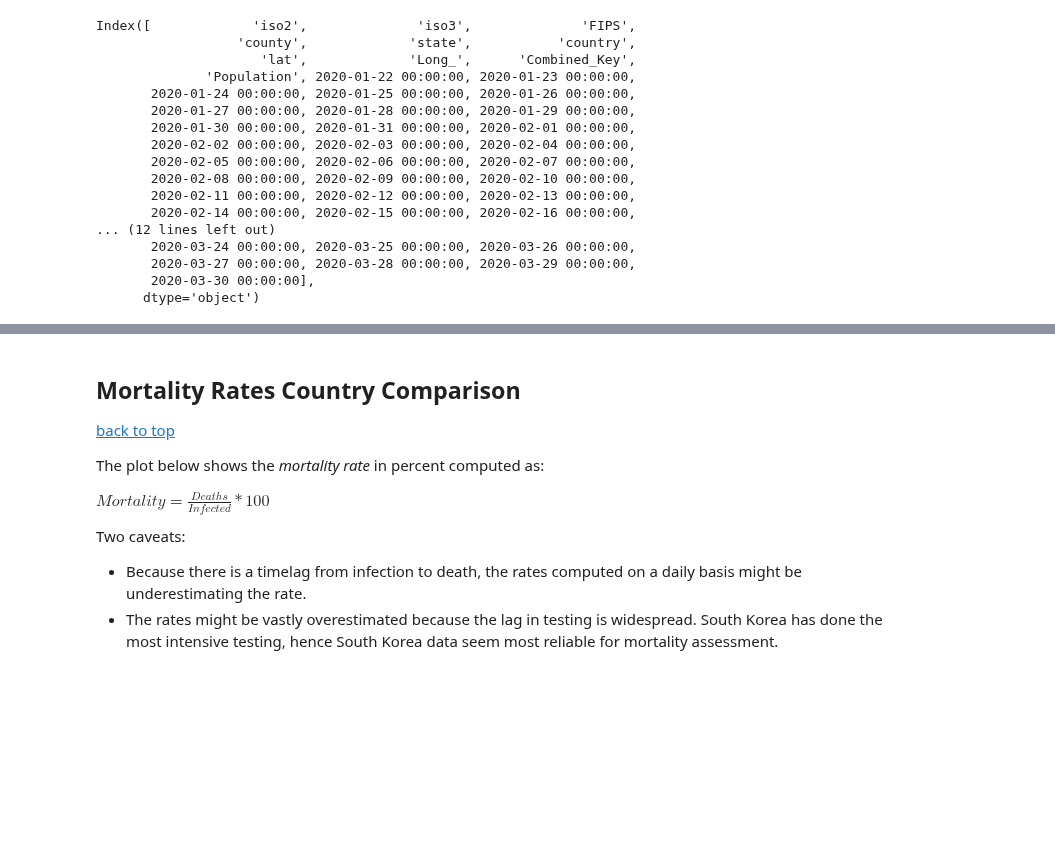
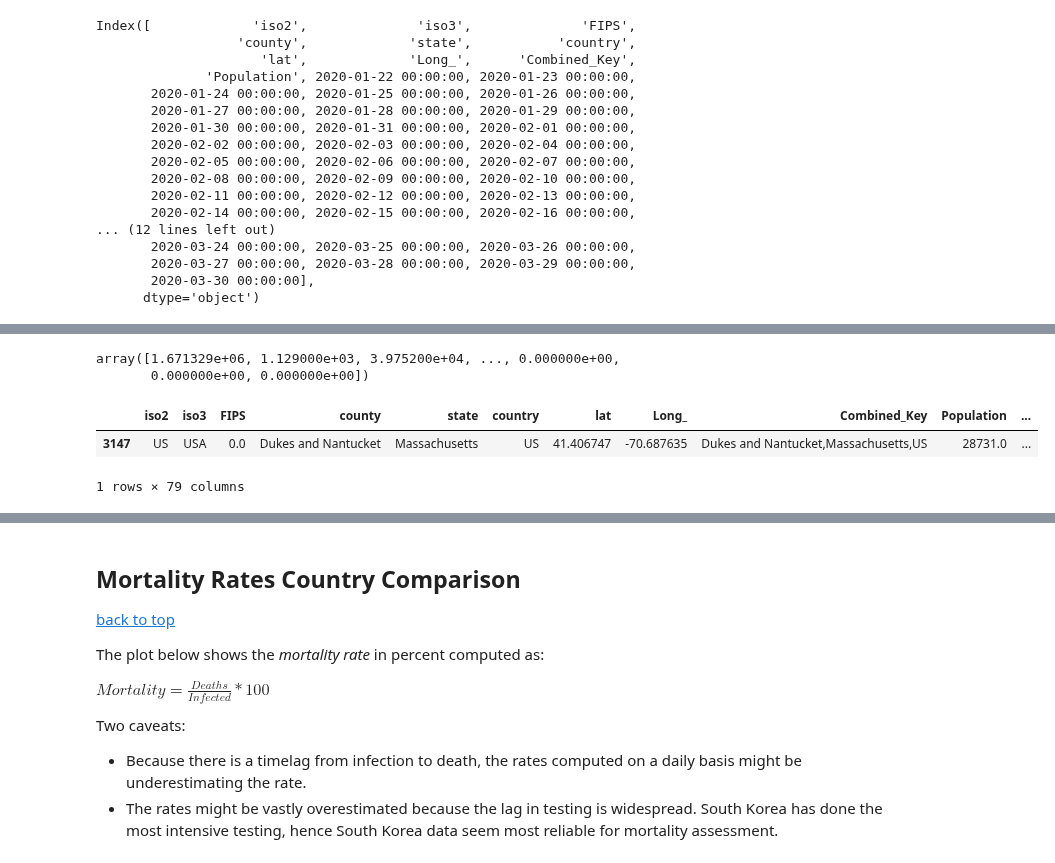
Before and after one commit to EarthBigData/covid19, a Jupyter notebook: dev_ebd_covid19_2.ipynb, the cells around one changed output, grey strips where cells are left out. Saved outputs shown, nothing was run; the diff lists cells and outputs as text; code cells hidden in the pictures; blank space fills up the shorter version.

```diff
--- a/dev_ebd_covid19_2.ipynb
+++ b/dev_ebd_covid19_2.ipynb
@@ -827,0 +800,5 @@ IndexError: index out of bounds
+# %%
+df_du.Population.values
+# %% [output]
+array([1.671329e+06, 1.129000e+03, 3.975200e+04, ..., 0.000000e+00,
+       0.000000e+00, 0.000000e+00])
@@ -827,0 +857,17 @@ IndexError: index out of bounds
+# %%
+county='Dukes and Nantucket'
+state='Massachusetts'
+normalize_by_population=True
+logy=True
+# %%
+df=df_cu
+ss = df[(df.county==county) & (df.state==state)]
+#ss = df[(df.state==state)]
+s = ss.select_dtypes(np.int).sum()
+population=ss['Population'].sum()
+# %%
+ss
+# %% [output]
+|  | iso2 | iso3 | FIPS | county | state | country | lat | Long_ | Combined_Key | Population | ... |
+| 3147 | US | USA | 0.0 | Dukes and Nantucket | Massachusetts | US | 41.406747 | -70.687635 | Dukes and Nantucket,Massachusetts,US | 28731.0 | ... |
+1 rows × 79 columns
```
Also changed, not shown: parts of 10 cells of this notebook, 1 other file.
